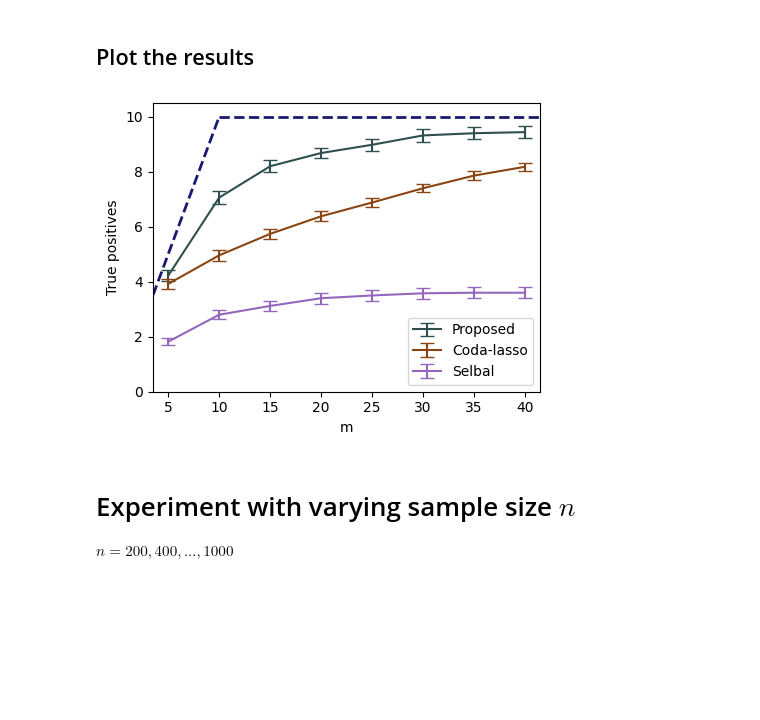
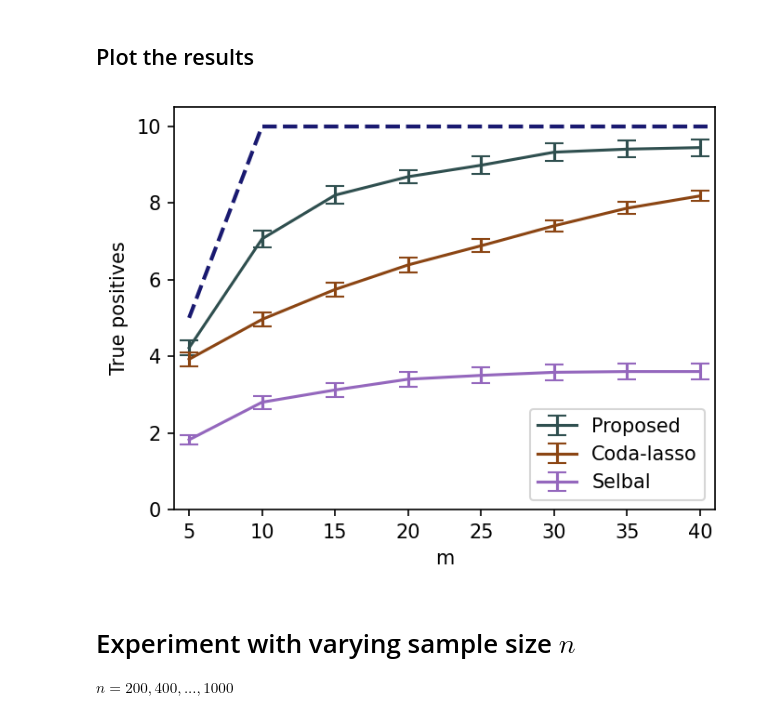
Before and after one commit to pjywang/KVS-CoDa, a Jupyter notebook: Synthetic_data_final.ipynb, the cells around one changed output. Cells and saved outputs as stored; diff of their text form; code cells hidden in the pictures; blank space fills up the shorter version.

```diff
--- a/Synthetic_data_final.ipynb
+++ b/Synthetic_data_final.ipynb
@@ -138,36 +138,34 @@ selbal = pyreadr.read_r("./LassoSelbal/results/Synthetic_data/Truepos_selbal_0.5
 coda_lasso = np.array(coda_lasso['num_true_pos'])
 selbal = np.array(selbal['truepos_selbal'])
 # %%
-plt.figure(figsize=(5, 3.75), dpi=200)
+plt.figure(figsize=(5, 3.75), dpi=150)
 
-plt.hlines(10, 10, 45, colors="midnightblue", linestyles="--", linewidths=2)
-plt.plot([0, 10], [0, 10], color="midnightblue", linestyle="--", linewidth=2)
+plt.hlines(10, 10, 40.5, colors="midnightblue", linestyles="--", linewidths=2)
+plt.plot([5, 10], [5, 10], color="midnightblue", linestyle="--", linewidth=2)
 
-# [[1, 3, 5, 7]] deleted
 plt.errorbar([5 * i for i in range(1, 9)], proposed.mean(0),
              yerr=proposed.std(0)/np.sqrt(50), capsize=5,
              c='darkslategrey', label="Proposed")
 plt.errorbar([5 * i for i in range(1, 9)], coda_lasso.mean(0),
              yerr=coda_lasso.std(0)/np.sqrt(50), capsize=5,
              c='saddlebrown', label="Coda-lasso")
 plt.errorbar([5 * i for i in range(1, 9)], selbal.mean(0),
              yerr=selbal.std(0)/np.sqrt(50), capsize=5,
              c='tab:purple', label="Selbal")
 
 plt.xticks([5 * i for i in range(1, 9)])
-plt.xlim(3.5, 41.5)
+plt.xlim(4, 41)
 plt.ylim(0, 10.5)
 
 plt.xlabel('m')
 plt.ylabel('True positives')
 
-# plt.legend(loc=(0.01, 0.755))
 plt.legend()
 
 plt.savefig('./results/Synthetic_mvary_final', dpi=300)
 plt.show()
 # %% [output]
-[figure, old version]
+[figure, new version]
 # %% [markdown]
 #  Experiment with varying sample size $n$
 
```
Also changed, not shown: parts of 3 cells of this notebook, 14 other files.
